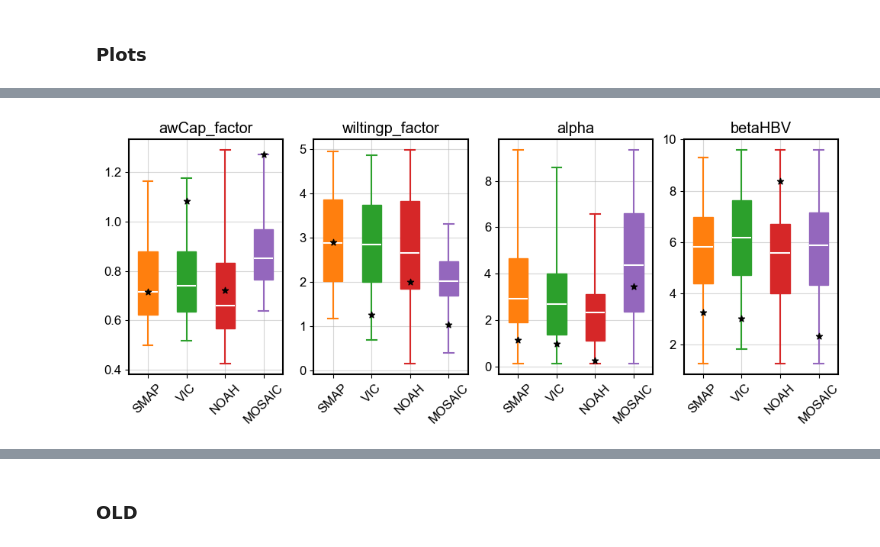
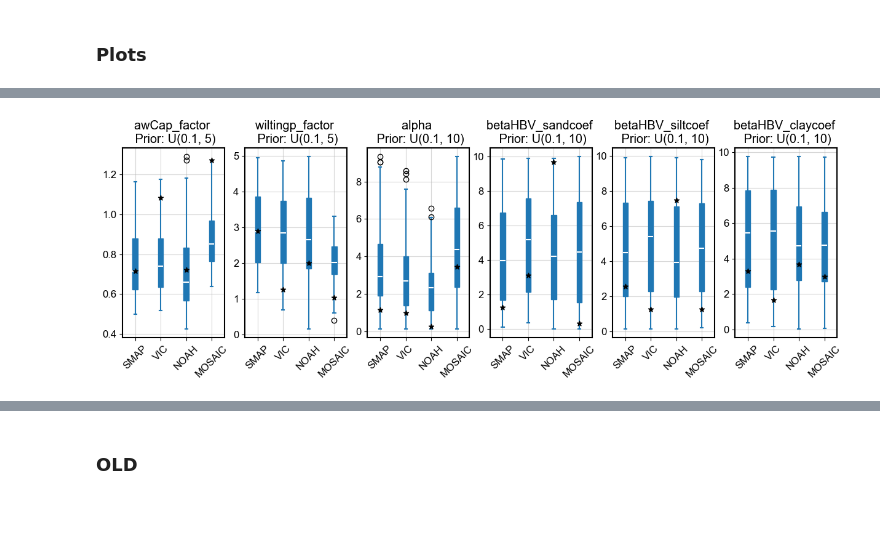
Before and after one commit to david0811/lafferty-etal-2024-tbd, a Jupyter notebook: code/02a_WBM_precalibration.ipynb, the cells around one changed output, grey strips where cells are left out. Drawn from its saved outputs; the diff is of its cells as text; code cells hidden in the pictures; blank space fills up the shorter version.

```diff
--- a/code/02a_WBM_precalibration.ipynb
+++ b/code/02a_WBM_precalibration.ipynb
@@ -770,0 +879,13 @@ def read_sim(iparam):
+# %%
+# NOAH
+obs = 'noah'
+n_cutoff = 100
+
+fig, axs = plt.subplots(1,2, figsize=(8,5),
+                        subplot_kw=dict(projection=ccrs.LambertConformal()))
+
+plot_map(obs, n_cutoff, axs)
+fig.suptitle(obs.upper(), y=0.8)
+fig.tight_layout()
+
+plt.savefig(f'../figs/calibration_{obs.upper()}_spatial.png', dpi=300)
@@ -837,59 +1002,47 @@ plt.savefig('../figs/lat40nlon90w_ts_top100.pdf')
 # %%
 # Do the parameters match?
-lat, lon = 40,-90
 n_cutoff = 100
 
-# For soil fractions
-ds_soilfrac = xr.open_dataset(f'{project_data_path}/WBM/geo_inputs/soilfrac_NLDASgrid.nc').sel(lat=lat,lon=lon, method='nearest')
-clayfrac = ds_soilfrac.GLDAS_soilfraction_clay.values
-siltfrac = ds_soilfrac.GLDAS_soilfraction_silt.values
-sandfrac = ds_soilfrac.GLDAS_soilfraction_sand.values
-
-params = ['awCap_factor', 'wiltingp_factor', 'alpha', 'betaHBV']
+params = ['awCap_factor', 'wiltingp_factor', 'alpha', 'betaHBV_sandcoef', 'betaHBV_siltcoef', 'betaHBV_claycoef']
+priors = ['U(0.1, 5)', 'U(0.1, 5)', 'U(0.1, 10)', 'U(0.1, 10)', 'U(0.1, 10)', 'U(0.1, 10)']
 obs_all = ['smap', 'vic', 'noah', 'mosaic']
 obs_colors = ['C1', 'C2', 'C3', 'C4']
+obs_colors = ['C0', 'C0', 'C0', 'C0']
 
-fig, axs = plt.subplots(1,4, figsize=(12,4))
+fig, axs = plt.subplots(1,len(params), figsize=(15,4))
 
 for ido, obs in enumerate(obs_all):
     # Get top params
     iparam_top_n = df_res.sort_values(by=f'{obs}_rmse')['iparam'].to_numpy()[:n_cutoff]
     iparam_best = iparam_top_n[0]
 
     # Loop through params
     for idx, param in enumerate(params):
-        # Contruct betaHBV
-        if param == 'betaHBV':
-            data = 1 + df_params.iloc[iparam_top_n]['betaHBV_sandcoef'] * sandfrac + \
-            df_params.iloc[iparam_top_n]['betaHBV_siltcoef'] * siltfrac + \
-            df_params.iloc[iparam_top_n]['betaHBV_claycoef'] * clayfrac
-        else:
-            data = df_params.iloc[iparam_top_n][param]
         # Plot
+        data = df_params.iloc[iparam_top_n][param]
         bplot = axs[idx].boxplot(x=data,
                                  vert=True,
                                  positions=[ido],
-                                 whis=(0,100),
-                                 widths=0.5,
+                                 widths=0.2,
                                  boxprops=dict(color=obs_colors[ido]),
                                  whiskerprops=dict(color=obs_colors[ido], lw=1.5),
                                  medianprops=dict(color='white', lw=1.5),
                                  capprops=dict(color=obs_colors[ido], lw=1.5),
                                  patch_artist=True)
         for patch in bplot['boxes']:
             patch.set_facecolor(obs_colors[ido])
         # Best
         axs[idx].scatter(x = [ido],
                          y = data[iparam_best],
                          marker = '*', color='black', zorder=100)
 
 
 for idx, ax in enumerate(axs):
-    ax.set_title(params[idx])
+    ax.set_title(f'{params[idx]} \n Prior: {priors[idx]}')
     ax.set_xticks(ticks=[0,1,2,3],
                   labels=[obs.upper() for obs in obs_all], rotation=45)
     ax.grid(alpha=0.5)
 
 plt.show()
 # %% [output]
-[figure, old version]
+[figure, new version]
```
Also changed, not shown: parts of 12 cells of this notebook.
